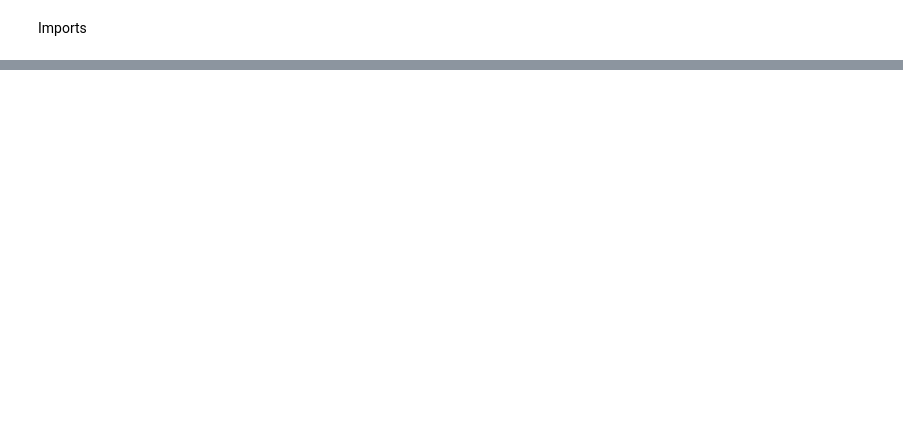
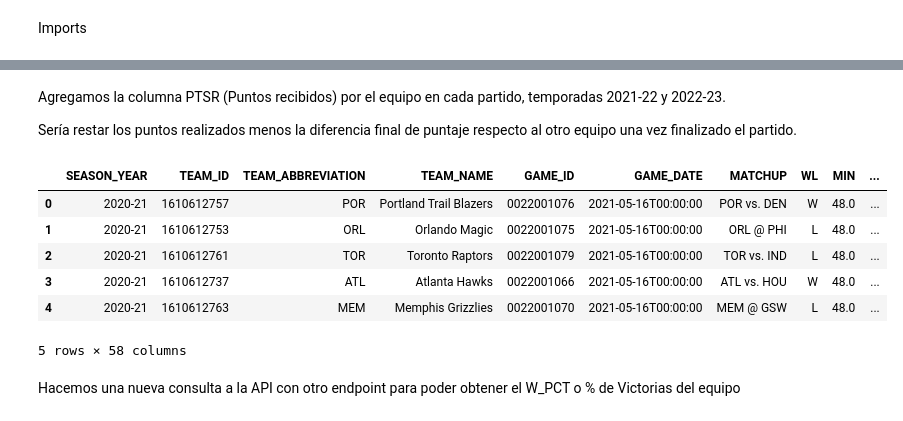
Before and after one commit to sebacent/ProyectoDS, a Jupyter notebook: src/clean.ipynb, the cells around one changed output, grey strips where cells are left out. Saved outputs shown, nothing was run; the diff lists cells and outputs as text; code cells hidden in the pictures; blank space fills up the shorter version.

```diff
--- a/src/clean.ipynb
+++ b/src/clean.ipynb
@@ -174,0 +53,17 @@ df1[['valor_df2_1', 'valor_df2_2']] = merged_df[['valor_df2_1', 'valor_df2_2']]
+# %% [markdown]
+Agregamos la columna PTSR (Puntos recibidos) por el equipo en cada partido, temporadas 2021-22 y 2022-23.
+
+Sería restar los puntos realizados menos la diferencia final de puntaje respecto al otro equipo una vez finalizado el partido.
+# %%
+teams['PTSR'] = (teams['PTS'] - teams['PLUS_MINUS']).astype(int)
+teams.head()
+# %% [output]
+|  | SEASON_YEAR | TEAM_ID | TEAM_ABBREVIATION | TEAM_NAME | GAME_ID | GAME_DATE | MATCHUP | WL | MIN | ... |
+| 0 | 2020-21 | 1610612757 | POR | Portland Trail Blazers | 0022001076 | 2021-05-16T00:00:00 | POR vs. DEN | W | 48.0 | ... |
+| 1 | 2020-21 | 1610612753 | ORL | Orlando Magic | 0022001075 | 2021-05-16T00:00:00 | ORL @ PHI | L | 48.0 | ... |
+| 2 | 2020-21 | 1610612761 | TOR | Toronto Raptors | 0022001079 | 2021-05-16T00:00:00 | TOR vs. IND | L | 48.0 | ... |
+| 3 | 2020-21 | 1610612737 | ATL | Atlanta Hawks | 0022001066 | 2021-05-16T00:00:00 | ATL vs. HOU | W | 48.0 | ... |
+| 4 | 2020-21 | 1610612763 | MEM | Memphis Grizzlies | 0022001070 | 2021-05-16T00:00:00 | MEM @ GSW | L | 48.0 | ... |
+5 rows × 58 columns
+# %% [markdown]
+Hacemos una nueva consulta a la API con otro endpoint para poder obtener el W_PCT o % de Victorias del equipo
```
Also changed, not shown: parts of 37 cells of this notebook, 3 other files.
